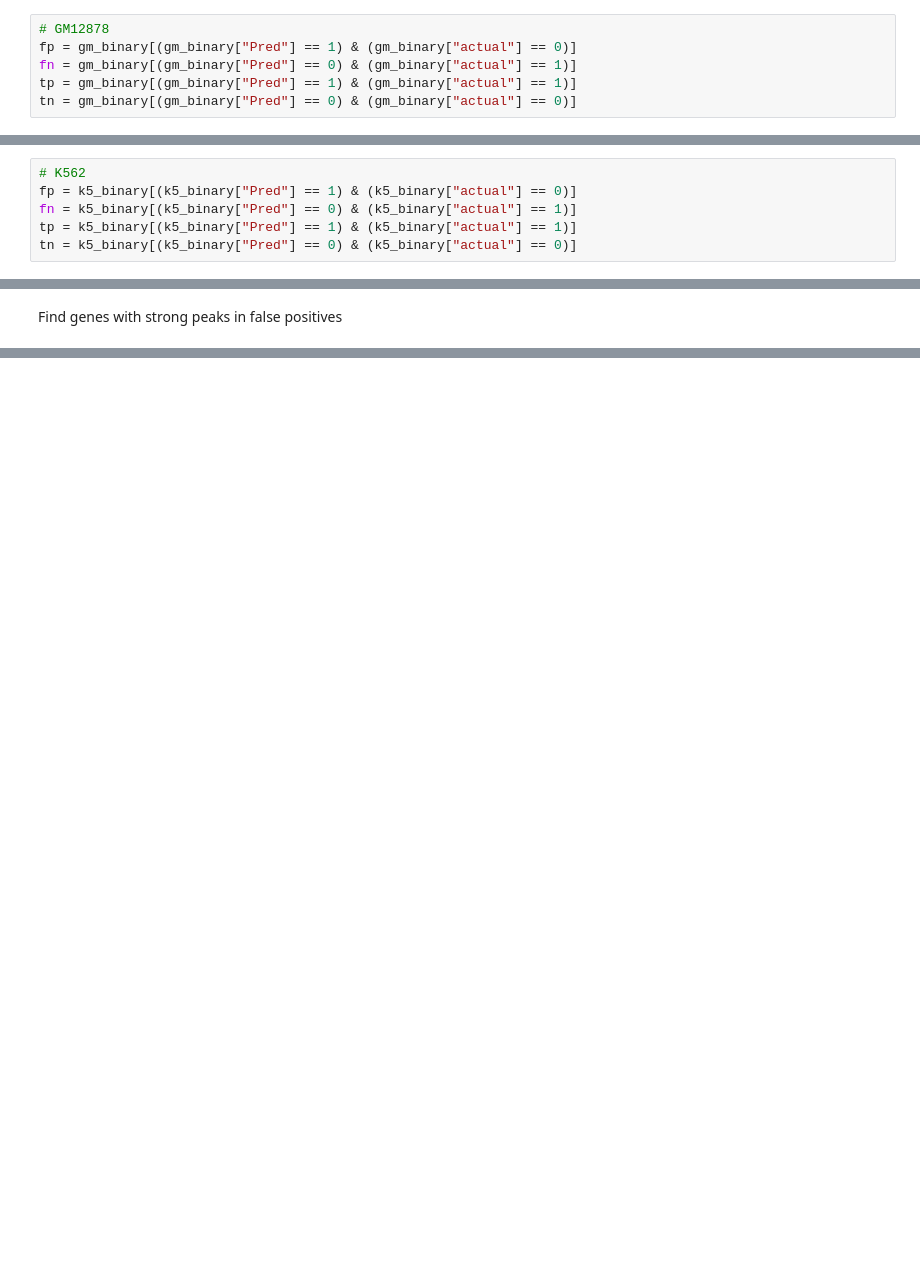
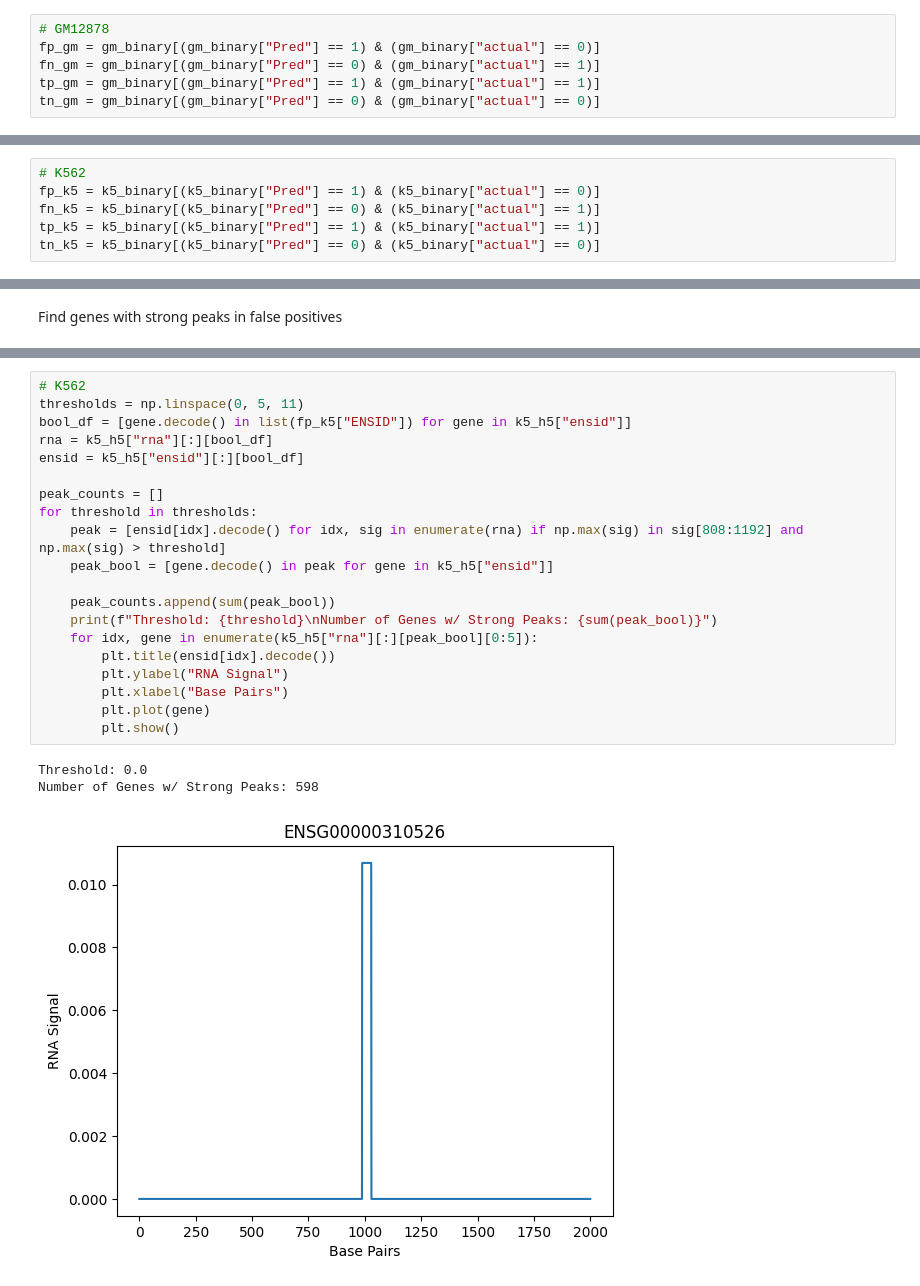
Before and after one commit to AndrewH72/Transcription-Start-Site-Usage-Prediction, a Jupyter notebook: trained_models.ipynb, the cells around one changed output, grey strips where cells are left out. Saved outputs shown, nothing was run; the diff lists cells and outputs as text; blank space fills up the shorter version.

```diff
--- a/trained_models.ipynb
+++ b/trained_models.ipynb
@@ -441,9 +439,9 @@ pred_actual = {
 k5_binary = pd.DataFrame(pred_actual)
 # %%
 # GM12878
-fp = gm_binary[(gm_binary["Pred"] == 1) & (gm_binary["actual"] == 0)]
-fn = gm_binary[(gm_binary["Pred"] == 0) & (gm_binary["actual"] == 1)]
-tp = gm_binary[(gm_binary["Pred"] == 1) & (gm_binary["actual"] == 1)]
-tn = gm_binary[(gm_binary["Pred"] == 0) & (gm_binary["actual"] == 0)]
+fp_gm = gm_binary[(gm_binary["Pred"] == 1) & (gm_binary["actual"] == 0)]
+fn_gm = gm_binary[(gm_binary["Pred"] == 0) & (gm_binary["actual"] == 1)]
+tp_gm = gm_binary[(gm_binary["Pred"] == 1) & (gm_binary["actual"] == 1)]
+tn_gm = gm_binary[(gm_binary["Pred"] == 0) & (gm_binary["actual"] == 0)]
 # %%
 # GM12878
@@ -466,9 +464,9 @@ for title, df in dfs.items():
     plt.show()
 # %%
 # K562
-fp = k5_binary[(k5_binary["Pred"] == 1) & (k5_binary["actual"] == 0)]
-fn = k5_binary[(k5_binary["Pred"] == 0) & (k5_binary["actual"] == 1)]
-tp = k5_binary[(k5_binary["Pred"] == 1) & (k5_binary["actual"] == 1)]
-tn = k5_binary[(k5_binary["Pred"] == 0) & (k5_binary["actual"] == 0)]
+fp_k5 = k5_binary[(k5_binary["Pred"] == 1) & (k5_binary["actual"] == 0)]
+fn_k5 = k5_binary[(k5_binary["Pred"] == 0) & (k5_binary["actual"] == 1)]
+tp_k5 = k5_binary[(k5_binary["Pred"] == 1) & (k5_binary["actual"] == 1)]
+tn_k5 = k5_binary[(k5_binary["Pred"] == 0) & (k5_binary["actual"] == 0)]
 # %%
 # K562
@@ -501,0 +514,24 @@ Find genes with strong peaks in false positives
+# %%
+# K562
+thresholds = np.linspace(0, 5, 11)
+bool_df = [gene.decode() in list(fp_k5["ENSID"]) for gene in k5_h5["ensid"]]
+rna = k5_h5["rna"][:][bool_df]
+ensid = k5_h5["ensid"][:][bool_df]
+
+peak_counts = []
+for threshold in thresholds:
+    peak = [ensid[idx].decode() for idx, sig in enumerate(rna) if np.max(sig) in sig[808:1192] and np.max(sig) > threshold]
+    peak_bool = [gene.decode() in peak for gene in k5_h5["ensid"]]
+
+    peak_counts.append(sum(peak_bool))
+    print(f"Threshold: {threshold}\nNumber of Genes w/ Strong Peaks: {sum(peak_bool)}")
+    for idx, gene in enumerate(k5_h5["rna"][:][peak_bool][0:5]):
+        plt.title(ensid[idx].decode())
+        plt.ylabel("RNA Signal")
+        plt.xlabel("Base Pairs")
+        plt.plot(gene)
+        plt.show()
+# %% [output]
+Threshold: 0.0
+Number of Genes w/ Strong Peaks: 598
+[figure, added]
```
Also changed, not shown: parts of 15 cells of this notebook.
